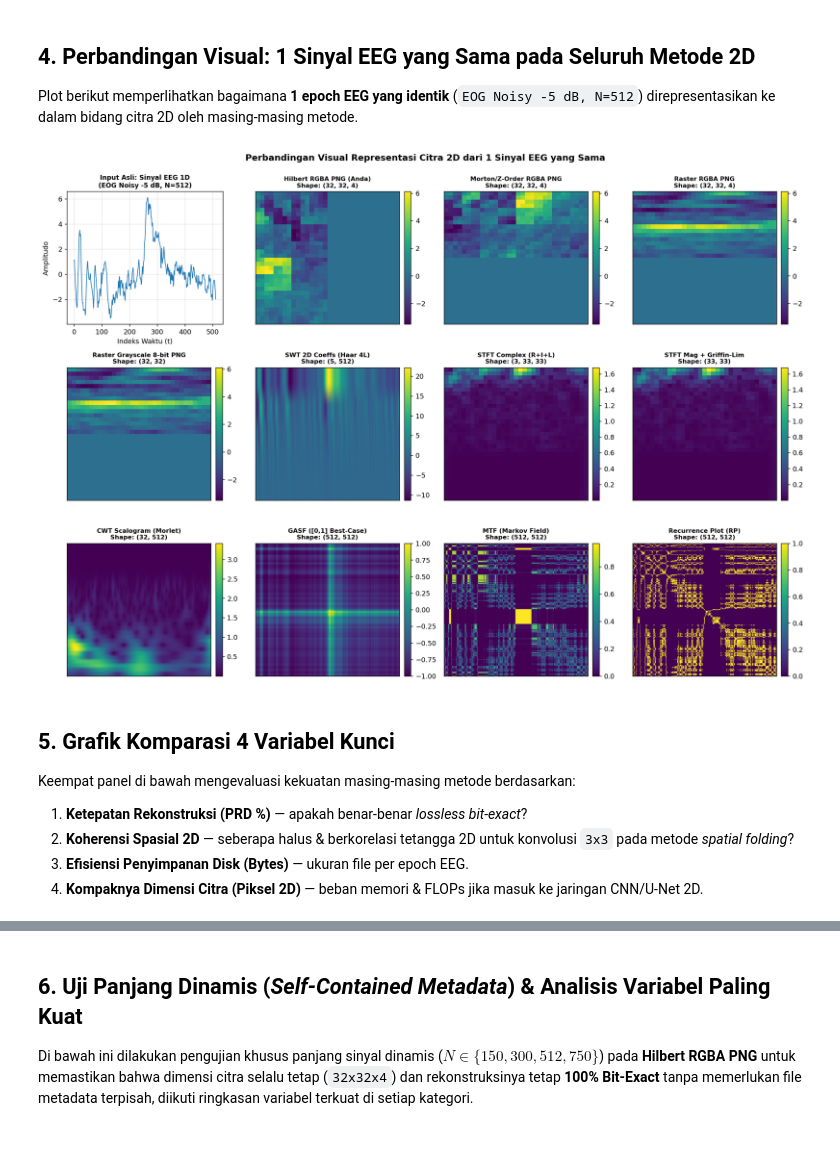
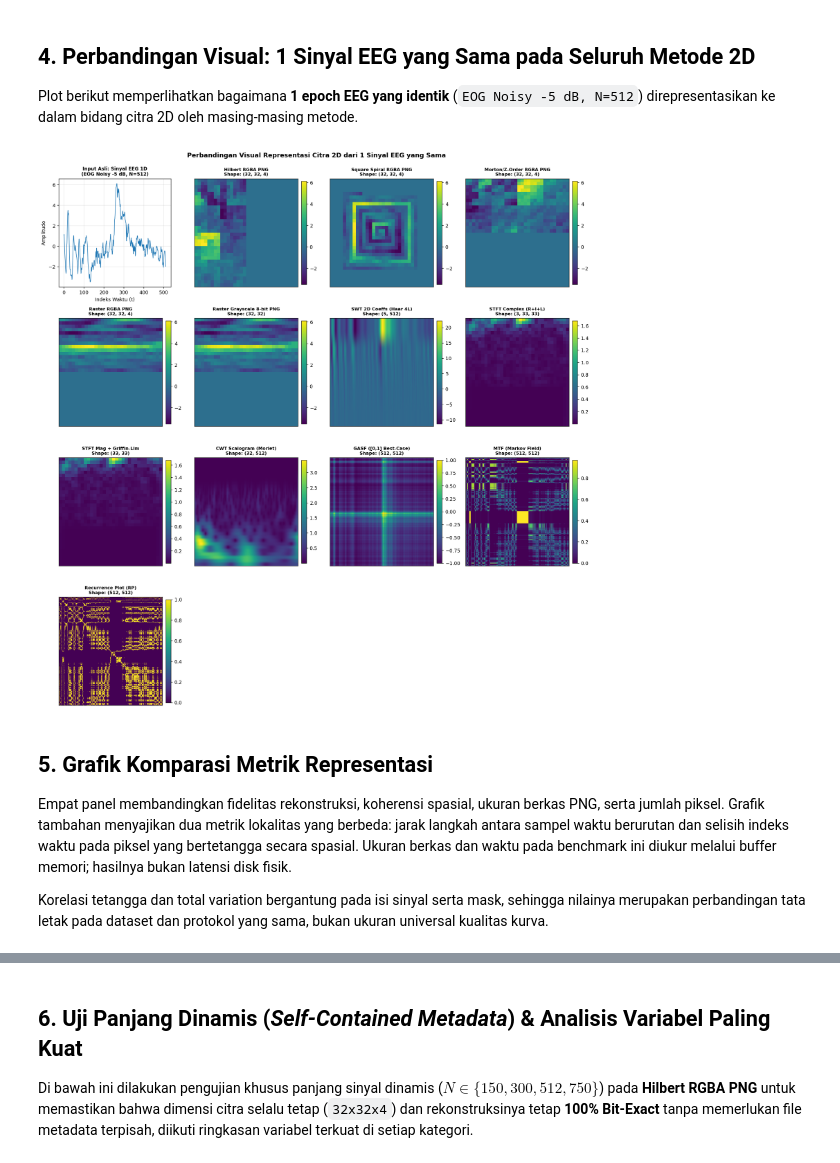
Before and after one commit to hoaxzz/signal-to-image, a Jupyter notebook: compare_signal_to_image_methods.ipynb, the cells around one changed output, grey strips where cells are left out. Cells and saved outputs as stored; diff of their text form; code cells hidden in the pictures.

```diff
--- a/compare_signal_to_image_methods.ipynb
+++ b/compare_signal_to_image_methods.ipynb
@@ -521,6 +577,11 @@ def morton_rgba_png_roundtrip(sig: np.ndarray, img_size: int = 32):
     return _generic_sfc_rgba_png_roundtrip(sig, morton_indices, img_size=img_size)
 
 
+def spiral_rgba_png_roundtrip(sig: np.ndarray, img_size: int = 32):
+    """Square spiral center-out + IEEE 754 RGBA PNG bit-packing."""
+    return _generic_sfc_rgba_png_roundtrip(sig, spiral_indices, img_size=img_size)
+
+
 def hilbert_rgba_png_roundtrip(sig: np.ndarray, img_size: int = 32):
     """Metode Anda: Hilbert Curve + IEEE 754 RGBA PNG Bit-Packing."""
     t0 = time.perf_counter()
@@ -548,5 +609,5 @@ def hilbert_rgba_png_roundtrip(sig: np.ndarray, img_size: int = 32):
         "t_dec_ms": t_dec,
     }
 
-print("Seluruh 11 metode transformasi berhasil didefinisikan.")
+print("Seluruh 12 metode transformasi berhasil didefinisikan.")
 # %% [output]
@@ -610,10 +670,11 @@ class MethodSpec:
 
 
 METHODS: list[MethodSpec] = [
-    MethodSpec("Hilbert RGBA PNG (Anda)", "R5: Lossless Bit-Packing", hilbert_rgba_png_roundtrip, hilbert_indices, "100% Bit-Exact", "PNG (RGBA)", True),
-    MethodSpec("Morton/Z-Order RGBA PNG", "R4: Space-Filling Curve", morton_rgba_png_roundtrip, morton_indices, "100% Bit-Exact", "PNG (RGBA)", True),
-    MethodSpec("Raster RGBA PNG", "R4: Spatial Folding", raster_rgba_png_roundtrip, raster_indices, "100% Bit-Exact", "PNG (RGBA)", True),
-    MethodSpec("Raster Grayscale 8-bit PNG", "R4: Spatial Folding", raster_gray8_png_roundtrip, raster_indices, "Lossy (Quant 8-bit)", "PNG (L) + min/max", False),
+    MethodSpec("Hilbert RGBA PNG", "R3: Space-Filling Curve", hilbert_rgba_png_roundtrip, hilbert_indices, "100% Bit-Exact", "PNG (RGBA)", True),
+    MethodSpec("Square Spiral RGBA PNG", "R3: Spiral Spatial Folding", spiral_rgba_png_roundtrip, spiral_indices, "100% Bit-Exact", "PNG (RGBA)", True),
+    MethodSpec("Morton/Z-Order RGBA PNG", "R3: Space-Filling Curve", morton_rgba_png_roundtrip, morton_indices, "100% Bit-Exact", "PNG (RGBA)", True),
+    MethodSpec("Raster RGBA PNG", "R3: Spatial Folding", raster_rgba_png_roundtrip, raster_indices, "100% Bit-Exact", "PNG (RGBA)", True),
+    MethodSpec("Raster Grayscale 8-bit PNG", "R3: Spatial Folding", raster_gray8_png_roundtrip, raster_indices, "Lossy (Quant 8-bit)", "PNG (L) + min/max", False),
     MethodSpec("SWT 2D Coeffs (Haar 4L)", "R1: Time-Frequency", swt_haar_roundtrip, None, "Float-Exact (ISWT)", ".npy (float32)", False),
     MethodSpec("STFT Complex (R+I+L)", "R1: Time-Frequency", stft_complex_roundtrip, None, "Float-Exact (ISTFT)", ".npy (float32)", True),
     MethodSpec("STFT Mag + Griffin-Lim", "R1: Time-Frequency", stft_mag_gl_roundtrip, None, "Lossy (Phase Lost)", ".npy (float32)", False),
@@ -684,8 +745,12 @@ for spec in METHODS:
     if spec.curve_fn is not None:
         r_idx, c_idx = spec.curve_fn(32)
         mean_step_l1, max_jump_l1 = compute_curve_locality(r_idx, c_idx, sig_len)
+        mean_neighbor_time_gap, max_neighbor_time_gap = compute_spatial_temporal_neighbor_gap(
+            r_idx, c_idx, img_size=32, n=sig_len
+        )
     else:
         mean_step_l1, max_jump_l1 = float("nan"), float("nan")
+        mean_neighbor_time_gap, max_neighbor_time_gap = float("nan"), 0
 
     valid_snrs = [v for v in snrs if not np.isnan(v)]
     if not valid_snrs:
@@ -713,6 +778,8 @@ for spec in METHODS:
         "Mean_SNR_Rec_dB": mean_snr,
         "Curve_Mean_Step_L1": mean_step_l1,
         "Curve_Max_Jump_L1": max_jump_l1,
+        "Spatial_Neighbor_Mean_Time_Gap": mean_neighbor_time_gap,
+        "Spatial_Neighbor_Max_Time_Gap": max_neighbor_time_gap,
         "Spatial_Neighbor_Corr_2D": float(np.nanmean(coherences)),
         "Spatial_Norm_TV_2D": float(np.nanmean(tvs)),
         "Mean_Disk_Bytes": float(np.mean(disk_sizes)),
@@ -728,8 +795,9 @@ df.to_json(OUT_DIR / "benchmark_comparison.json", orient="records", indent=2)
 # Tampilkan tabel rapi
 cols_show = [
     "Method", "Image_Shape", "Bit_Exact_Pct", "Mean_PRD_Pct", "Mean_RMSE", "Mean_Pearson_r",
-    "Curve_Mean_Step_L1", "Curve_Max_Jump_L1", "Spatial_Neighbor_Corr_2D",
-    "Spatial_Norm_TV_2D", "Mean_Disk_Bytes", "Mean_RoundTrip_ms",
+    "Curve_Mean_Step_L1", "Curve_Max_Jump_L1",
+    "Spatial_Neighbor_Mean_Time_Gap", "Spatial_Neighbor_Max_Time_Gap",
+    "Spatial_Neighbor_Corr_2D", "Spatial_Norm_TV_2D", "Mean_Disk_Bytes", "Mean_RoundTrip_ms",
 ]
 display(df[cols_show].style.format({
     "Bit_Exact_Pct": "{:.1f}%",
@@ -738,11 +806,13 @@ display(df[cols_show].style.format({
     "Mean_Pearson_r": "{:.6f}",
     "Curve_Mean_Step_L1": "{:.3f}",
     "Curve_Max_Jump_L1": "{:.0f}",
+    "Spatial_Neighbor_Mean_Time_Gap": "{:.1f}",
+    "Spatial_Neighbor_Max_Time_Gap": "{:.0f}",
     "Spatial_Neighbor_Corr_2D": "{:.4f}",
     "Spatial_Norm_TV_2D": "{:.4f}",
     "Mean_Disk_Bytes": "{:,.1f} B",
     "Mean_RoundTrip_ms": "{:.3f} ms",
-}, na_rep="—").highlight_max(subset=["Bit_Exact_Pct", "Mean_RMSE"], color="#d1fae5"))
+}, na_rep="—").highlight_max(subset=["Bit_Exact_Pct"], color="#d1fae5").highlight_min(subset=["Mean_RMSE", "Mean_PRD_Pct"], color="#d1fae5"))
 # %% [output]
 Menjalankan benchmark pada 100 epoch EEG nyata (N=512, dtype=float32)...
 |  | Method | Image_Shape | Bit_Exact_Pct | Mean_PRD_Pct | Mean_RMSE | Mean_Pearson_r | Curve_Mean_Step_L1 | ... |
@@ -762,39 +833,43 @@ Menjalankan benchmark pada 100 epoch EEG nyata (N=512, dtype=float32)...
 
 Plot berikut memperlihatkan bagaimana **1 epoch EEG yang identik** (`EOG Noisy -5 dB, N=512`) direpresentasikan ke dalam bidang citra 2D oleh masing-masing metode.
 # %%
-fig, axes = plt.subplots(3, 4, figsize=(16, 11), dpi=130)
-axes_flat = axes.flatten()
+n_panels = len(METHODS) + 1
+n_cols = 4
+n_rows = int(np.ceil(n_panels / n_cols))
+fig, axes = plt.subplots(n_rows, n_cols, figsize=(16, 4.0 * n_rows), dpi=130)
+axes_flat = np.asarray(axes).reshape(-1)
 
 sig0 = signals[0][1]
 axes_flat[0].plot(sig0, color="#1f77b4", lw=1.0)
 axes_flat[0].set_title("Input Asli: Sinyal EEG 1D\n(EOG Noisy -5 dB, N=512)", fontsize=9.5, fontweight="bold")
 axes_flat[0].set_xlabel("Indeks Waktu (t)")
 axes_flat[0].set_ylabel("Amplitudo")
 axes_flat[0].grid(alpha=0.3)
 
 for i, spec in enumerate(METHODS, start=1):
     ax = axes_flat[i]
     vis = sample0_outputs[spec.name]["vis_2d"]
     im = ax.imshow(vis, aspect="auto", cmap="viridis")
     ax.set_title(f"{spec.name}\nShape: {sample0_outputs[spec.name]['shape']}", fontsize=9, fontweight="bold")
     ax.set_xticks([])
     ax.set_yticks([])
     plt.colorbar(im, ax=ax, fraction=0.046, pad=0.03)
 
+for ax in axes_flat[n_panels:]:
+    ax.axis("off")
+
 plt.suptitle("Perbandingan Visual Representasi Citra 2D dari 1 Sinyal EEG yang Sama", fontsize=13, fontweight="bold", y=0.995)
 plt.tight_layout()
 plt.savefig(OUT_DIR / "visual_2d_representations.png", bbox_inches="tight")
 plt.show()
 # %% [output]
-[figure, old version]
+[figure, new version]
 # %% [markdown]
-## 5. Grafik Komparasi 4 Variabel Kunci
+## 5. Grafik Komparasi Metrik Representasi
 
-Keempat panel di bawah mengevaluasi kekuatan masing-masing metode berdasarkan:
-1. **Ketepatan Rekonstruksi (PRD %)** — apakah benar-benar *lossless bit-exact*?
-2. **Koherensi Spasial 2D** — seberapa halus & berkorelasi tetangga 2D untuk konvolusi `3x3` pada metode *spatial folding*?
-3. **Efisiensi Penyimpanan Disk (Bytes)** — ukuran file per epoch EEG.
-4. **Kompaknya Dimensi Citra (Piksel 2D)** — beban memori & FLOPs jika masuk ke jaringan CNN/U-Net 2D.
+Empat panel membandingkan fidelitas rekonstruksi, koherensi spasial, ukuran berkas PNG, serta jumlah piksel. Grafik tambahan menyajikan dua metrik lokalitas yang berbeda: jarak langkah antara sampel waktu berurutan dan selisih indeks waktu pada piksel yang bertetangga secara spasial. Ukuran berkas dan waktu pada benchmark ini diukur melalui buffer memori; hasilnya bukan latensi disk fisik.
+
+Korelasi tetangga dan total variation bergantung pada isi sinyal serta mask, sehingga nilainya merupakan perbandingan tata letak pada dataset dan protokol yang sama, bukan ukuran universal kualitas kurva.
 # %%
 fig, axes = plt.subplots(2, 2, figsize=(15, 10), dpi=130)
 
```
Also changed, not shown: parts of 10 cells of this notebook, 2 other files.
